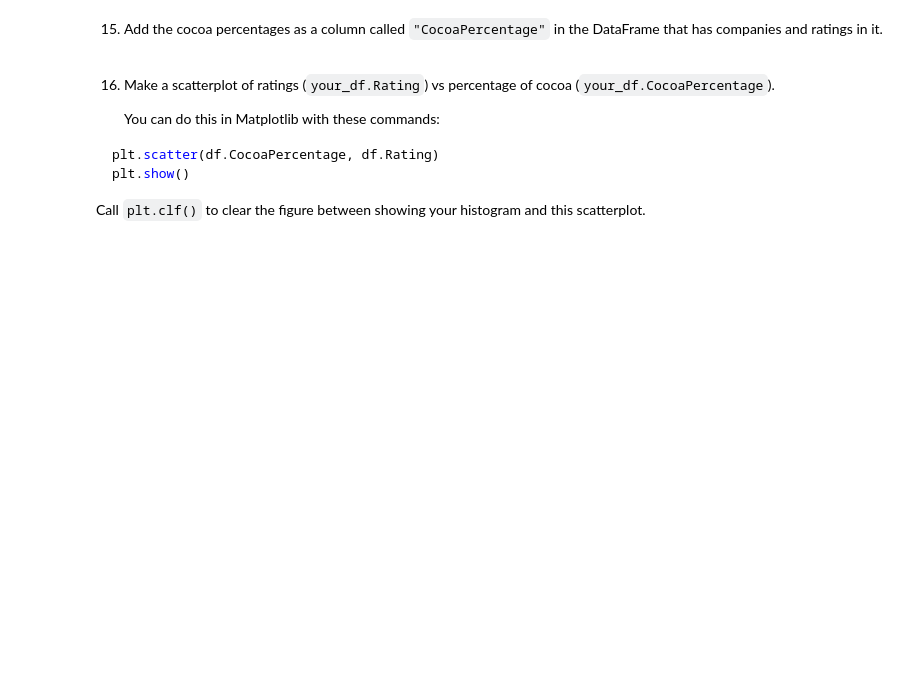
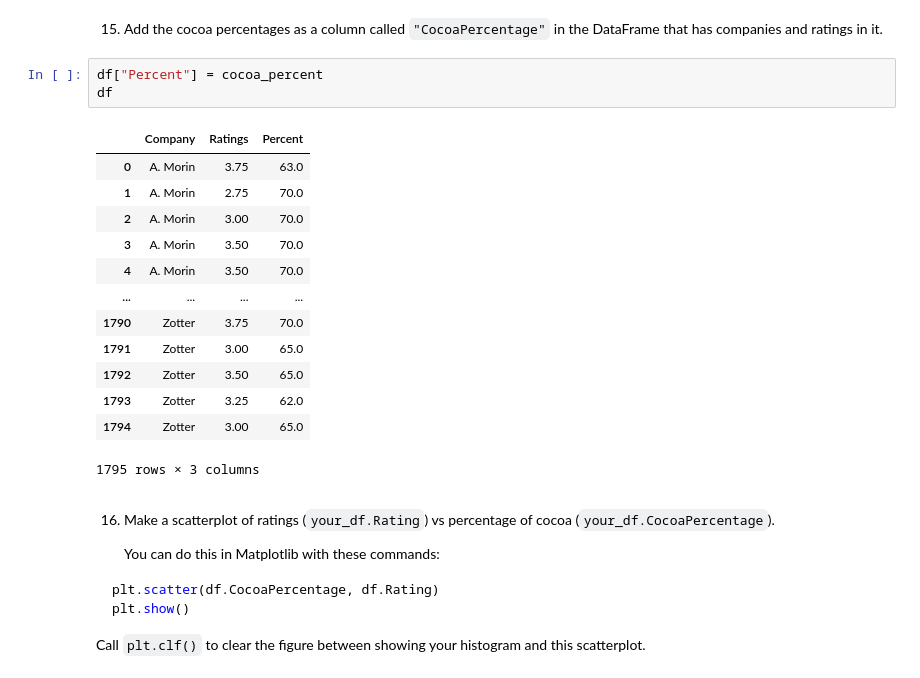
Before and after one commit to phantomfirefox/chocolate-soup, a Jupyter notebook: [Chocolate Scraping with Beautiful Soup].ipynb, the cells around one changed output. Drawn from its saved outputs; the diff is of its cells as text; blank space fills up the shorter version.

```diff
--- a/[Chocolate Scraping with Beautiful Soup].ipynb
+++ b/[Chocolate Scraping with Beautiful Soup].ipynb
@@ -203,5 +209,22 @@ Name: Ratings, dtype: float64
 # %% [markdown]
 15. Add the cocoa percentages as a column called `"CocoaPercentage"` in the DataFrame that has companies and ratings in it.
+# %%
+df["Percent"] = cocoa_percent
+df
+# %% [output]
+|  | Company | Ratings | Percent |
+| 0 | A. Morin | 3.75 | 63.0 |
+| 1 | A. Morin | 2.75 | 70.0 |
+| 2 | A. Morin | 3.00 | 70.0 |
+| 3 | A. Morin | 3.50 | 70.0 |
+| 4 | A. Morin | 3.50 | 70.0 |
+| ... | ... | ... | ... |
+| 1790 | Zotter | 3.75 | 70.0 |
+| 1791 | Zotter | 3.00 | 65.0 |
+| 1792 | Zotter | 3.50 | 65.0 |
+| 1793 | Zotter | 3.25 | 62.0 |
+| 1794 | Zotter | 3.00 | 65.0 |
+1795 rows × 3 columns
 # %% [markdown]
 16. Make a scatterplot of ratings (`your_df.Rating`) vs percentage of cocoa (`your_df.CocoaPercentage`).
 
```
Also changed, not shown: parts of 6 cells of this notebook.
